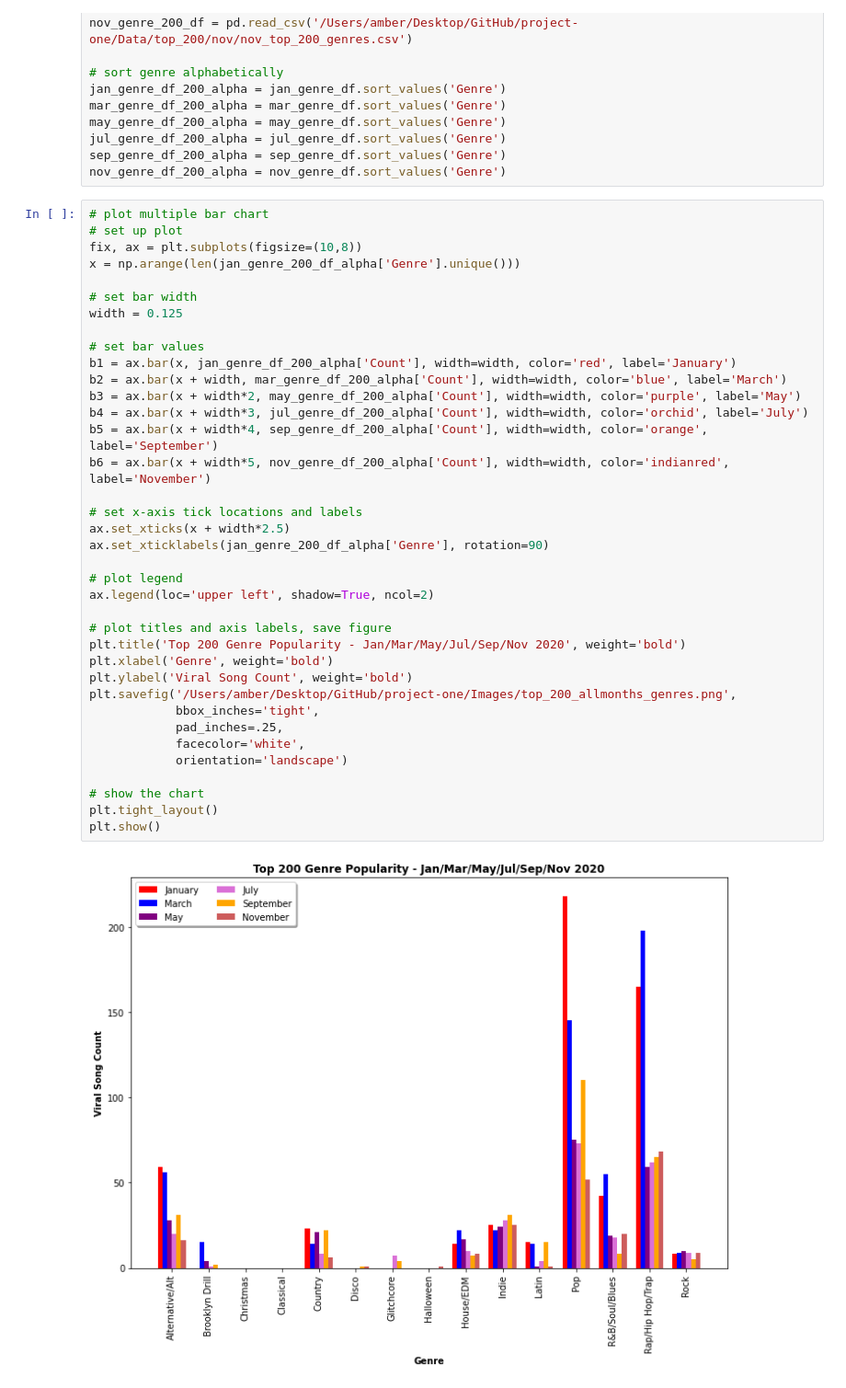
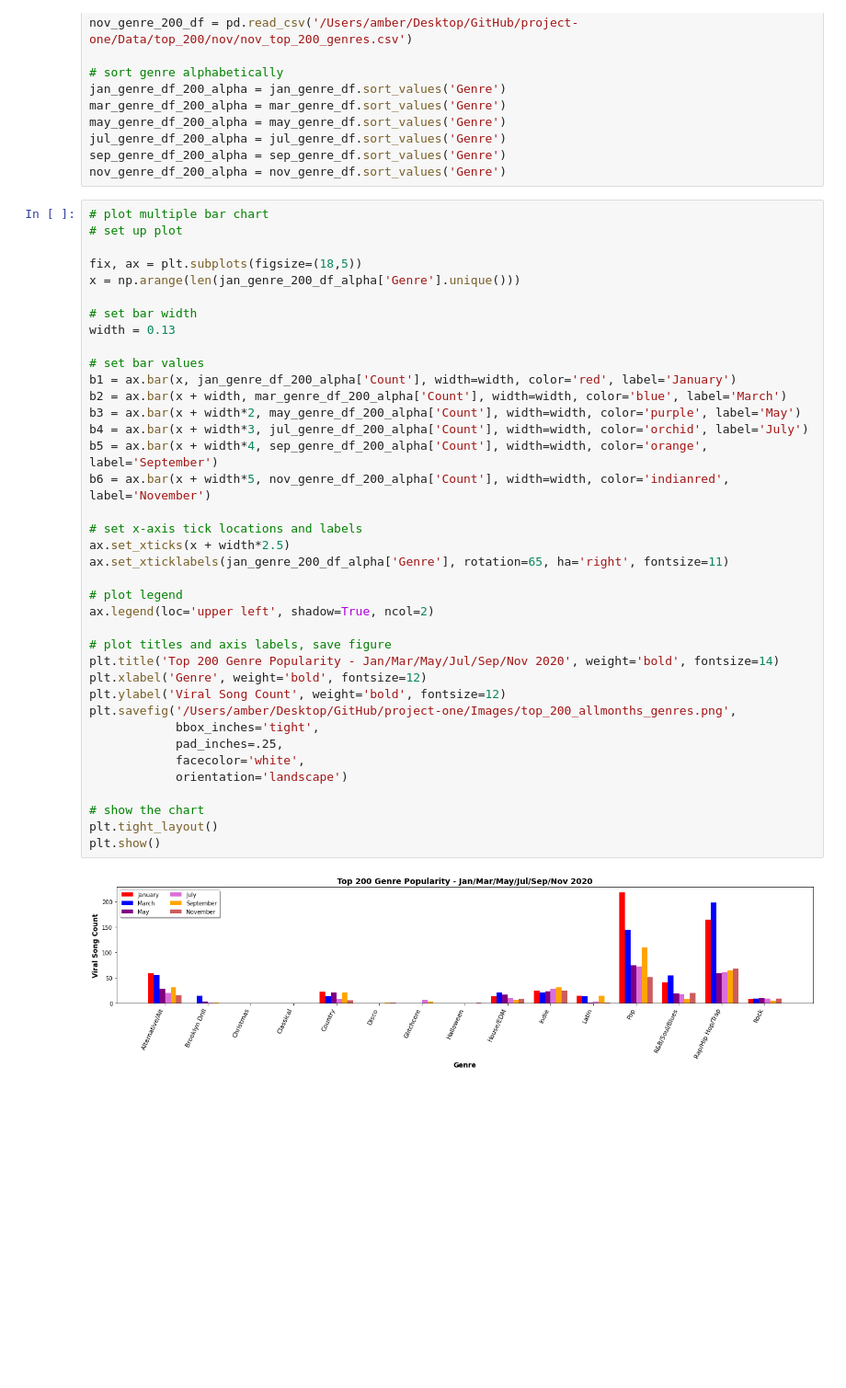
Before and after one commit to Teablee/project-one, a Jupyter notebook: royster.ipynb, the cells around one changed output. Shown at 92% size. Drawn from its saved outputs; the diff is of its cells as text; blank space fills up the shorter version.

```diff
--- a/royster.ipynb
+++ b/royster.ipynb
@@ -746,39 +746,40 @@ nov_genre_df_200_alpha = nov_genre_df.sort_values('Genre')
 # %%
 # plot multiple bar chart
 # set up plot
-fix, ax = plt.subplots(figsize=(10,8))
+
+fix, ax = plt.subplots(figsize=(18,5))
 x = np.arange(len(jan_genre_200_df_alpha['Genre'].unique()))
 
 # set bar width
-width = 0.125
+width = 0.13
 
 # set bar values
 b1 = ax.bar(x, jan_genre_df_200_alpha['Count'], width=width, color='red', label='January')
 b2 = ax.bar(x + width, mar_genre_df_200_alpha['Count'], width=width, color='blue', label='March')
 b3 = ax.bar(x + width*2, may_genre_df_200_alpha['Count'], width=width, color='purple', label='May')
 b4 = ax.bar(x + width*3, jul_genre_df_200_alpha['Count'], width=width, color='orchid', label='July')
 b5 = ax.bar(x + width*4, sep_genre_df_200_alpha['Count'], width=width, color='orange', label='September')
 b6 = ax.bar(x + width*5, nov_genre_df_200_alpha['Count'], width=width, color='indianred', label='November')
 
 # set x-axis tick locations and labels
 ax.set_xticks(x + width*2.5)
-ax.set_xticklabels(jan_genre_200_df_alpha['Genre'], rotation=90)
+ax.set_xticklabels(jan_genre_200_df_alpha['Genre'], rotation=65, ha='right', fontsize=11)
 
 # plot legend
 ax.legend(loc='upper left', shadow=True, ncol=2)
 
 # plot titles and axis labels, save figure
-plt.title('Top 200 Genre Popularity - Jan/Mar/May/Jul/Sep/Nov 2020', weight='bold')
-plt.xlabel('Genre', weight='bold')
-plt.ylabel('Viral Song Count', weight='bold')
+plt.title('Top 200 Genre Popularity - Jan/Mar/May/Jul/Sep/Nov 2020', weight='bold', fontsize=14)
+plt.xlabel('Genre', weight='bold', fontsize=12)
+plt.ylabel('Viral Song Count', weight='bold', fontsize=12)
 plt.savefig('/Users/amber/Desktop/GitHub/project-one/Images/top_200_allmonths_genres.png',
             bbox_inches='tight',
             pad_inches=.25,
             facecolor='white',
             orientation='landscape')
 
 # show the chart
 plt.tight_layout()
 plt.show()
 # %% [output]
-[figure, old version]
+[figure, new version]
```
Also changed, not shown: parts of 1 cell of this notebook, 2 other files.
